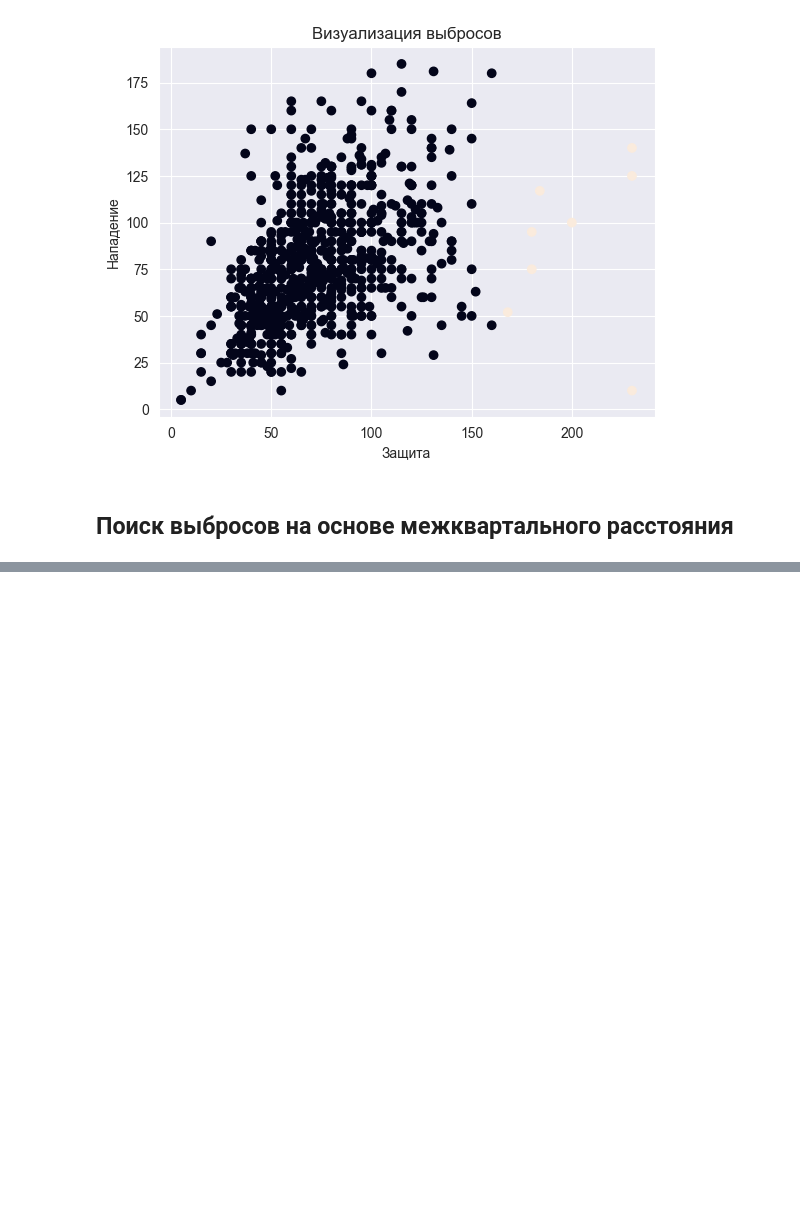
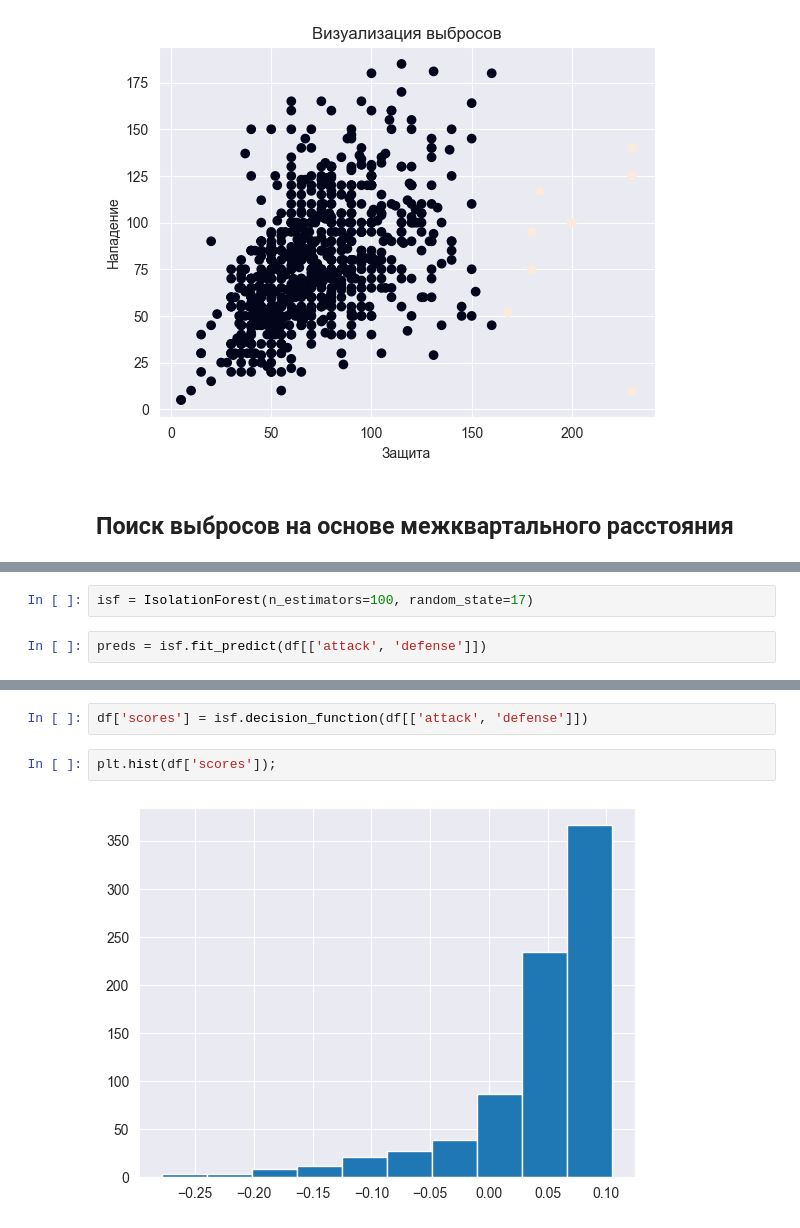
Before and after one commit to ArmanVasilovich/python_spbu, a Jupyter notebook: November/December-2/November_25_data_processing.ipynb, the cells around one changed output, grey strips where cells are left out. Saved outputs shown, nothing was run; the diff lists cells and outputs as text; blank space fills up the shorter version.

```diff
--- a/November/December-2/November_25_data_processing.ipynb
+++ b/November/December-2/November_25_data_processing.ipynb
@@ -101,0 +230,4 @@ plt.scatter(df.defense, df.attack, c = df.defense_z > 3);
+# %%
+isf = IsolationForest(n_estimators=100, random_state=17)
+# %%
+preds = isf.fit_predict(df[['attack', 'defense']])
@@ -101,0 +254,6 @@ plt.scatter(df.defense, df.attack, c = df.defense_z > 3);
+# %%
+df['scores'] = isf.decision_function(df[['attack', 'defense']])
+# %%
+plt.hist(df['scores']);
+# %% [output]
+[figure, added]
```
Also changed, not shown: parts of 22 cells of this notebook, 1 other file.
